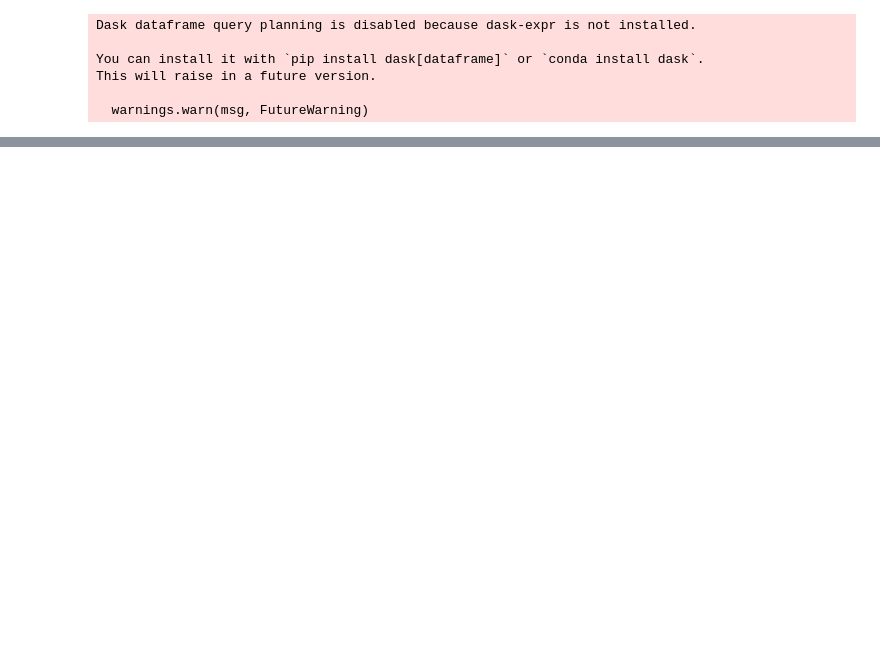
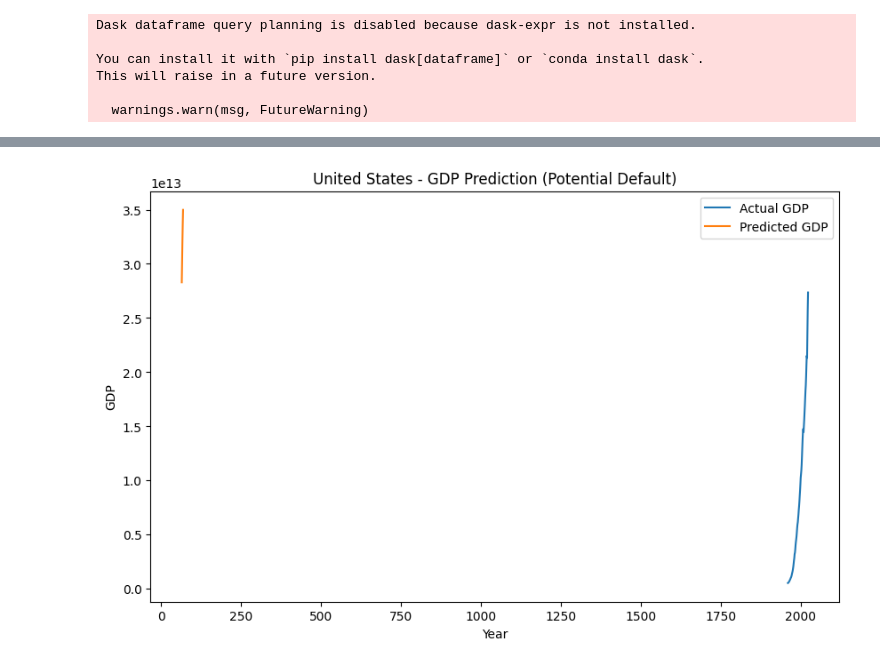
Before and after one commit to PranavShashidhara/Country-Default-Prediction, a Jupyter notebook: Debt_default_and_Time_series_analysis.ipynb, the cells around one changed output, grey strips where cells are left out. Cells and saved outputs as stored; diff of their text form; code cells hidden in the pictures; blank space fills up the shorter version.

Commit message:
Fixed the errors and added Hyperparameter tuning for the model

```diff
--- a/Debt_default_and_Time_series_analysis.ipynb
+++ b/Debt_default_and_Time_series_analysis.ipynb
@@ -10,6 +10,7 @@ import numpy as np
 from sklearn.ensemble import VotingClassifier
 
 data_df = pd.read_csv('World_Bank_Cleared.csv')
+data_df_copy = data_df.copy()
 # %% [output]
 Dask dataframe query planning is disabled because dask-expr is not installed.
 
@@ -112,0 +555,43 @@ weighted avg       0.97      0.95      0.96     18538
+# %%
+import pandas as pd
+from statsmodels.tsa.arima.model import ARIMA
+import matplotlib.pyplot as plt
+
+countries = data_df_copy.groupby('Country')
+
+for country, country_data in countries:
+
+    if 'Year' in country_data.columns and 'CURRENT_GDP_USD' in country_data.columns:
+      country_data = country_data.sort_values('Year')
+      country_data = country_data.set_index('Year')
+
+      gdp_ts = country_data['CURRENT_GDP_USD'].dropna()
+
+      if len(gdp_ts) > 0:
+          try:
+              model = ARIMA(gdp_ts, order=(5,1,0))
+              model_fit = model.fit()
+
+              predictions = model_fit.predict(start=len(gdp_ts), end=len(gdp_ts) + 4)
+
+              is_predicted_to_default = country_data['DEFAULT'].iloc[-1] == 1
+
+              if is_predicted_to_default:
+                  plt.figure(figsize=(10, 6))
+                  plt.plot(gdp_ts, label='Actual GDP')
+                  plt.plot(predictions.index, predictions.values, label='Predicted GDP')
+                  plt.title(f'{country} - GDP Prediction (Potential Default)')
+                  plt.xlabel('Year')
+                  plt.ylabel('GDP')
+                  plt.legend()
+                  plt.show()
+
+          except Exception as e:
+              print(f"Error processing {country}: {e}")
+      else:
+          print(f"Not enough data for {country}")
+
+    else:
+      print(f"Country {country} doesn't have the necessary columns")
+# %% [output]
+[figure, added]
```
Also changed, not shown: parts of 12 cells of this notebook.
